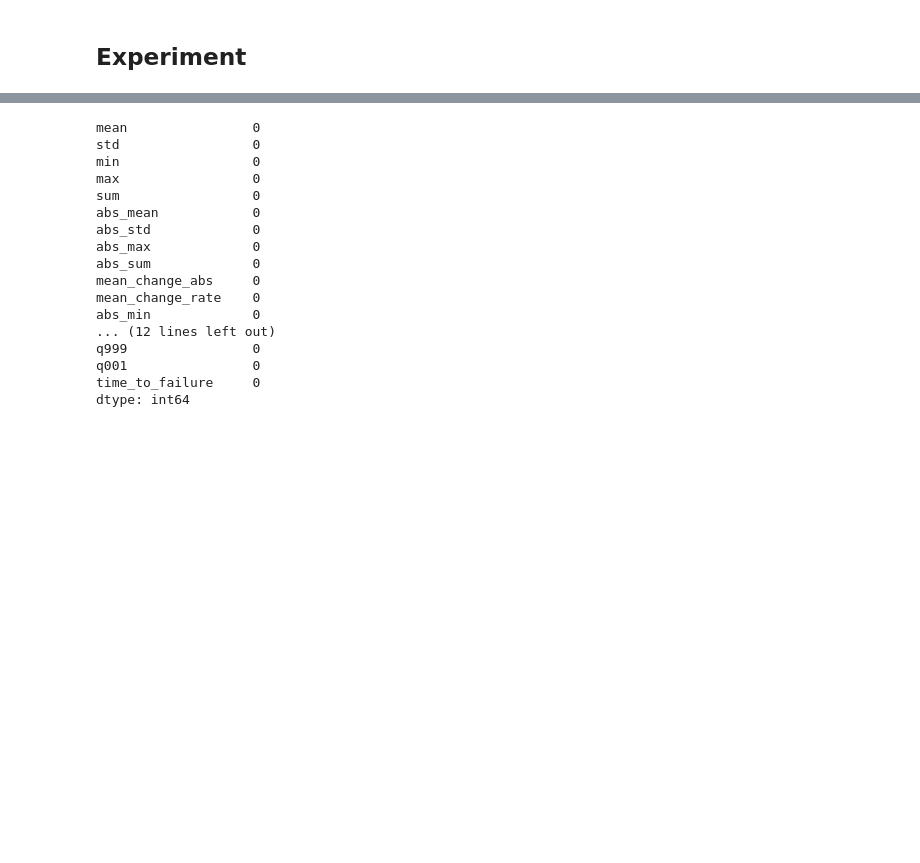
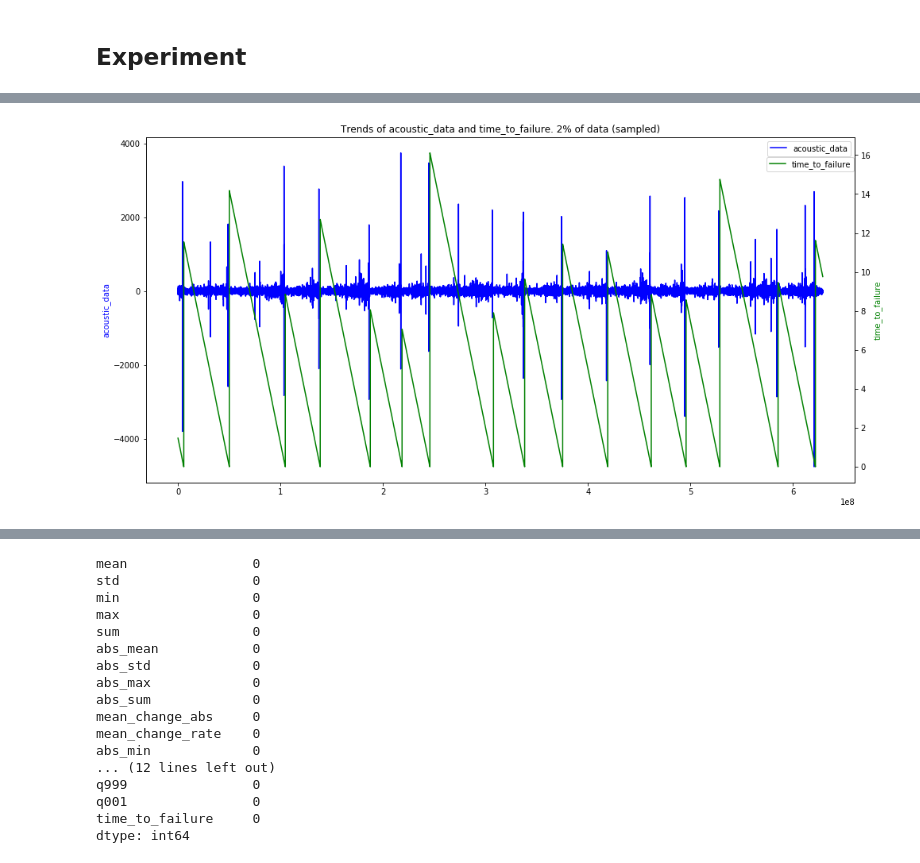
Before and after one commit to poornimajoshi/Earthquake-Predictions, a Jupyter notebook: quakes.ipynb, the cells around one changed output, grey strips where cells are left out. Saved outputs shown, nothing was run; the diff lists cells and outputs as text; code cells hidden in the pictures; blank space fills up the shorter version.

```diff
--- a/quakes.ipynb
+++ b/quakes.ipynb
@@ -88,0 +94,8 @@ from os.path import isfile
+# %%
+%%time
+df_train = pd.DataFrame(columns=['acoustic_data', 'time_to_failure'], dtype=np.float)
+
+for train in pd.read_csv('data/train.csv', chunksize=150000):
+    df_train = df_train.append(train[::50])
+#     np.append(train_acoustic_data_small, train['acoustic_data'].values[::50])
+#     np.append(train_time_to_failure_small, train['time_to_failure'].values[::50])
@@ -89,3 +105,16 @@ from os.path import isfile
+# %%
+fig, ax1 = plt.subplots(figsize=(16, 8))
+plt.title("Trends of acoustic_data and time_to_failure. 2% of data (sampled)")
+plt.plot(df_train['acoustic_data'], color='b')
+ax1.set_ylabel('acoustic_data', color='b')
+plt.legend(['acoustic_data'])
+ax2 = ax1.twinx()
+plt.plot(df_train['time_to_failure'], color='g')
+ax2.set_ylabel('time_to_failure', color='g')
+plt.legend(['time_to_failure'], loc=(0.875, 0.9))
+plt.grid(False)
+# %% [output]
+[figure, added]
 # %%
 # Pandas precision
 pd.set_option('display.precision', 9)
```
Also changed, not shown: parts of 4 cells of this notebook.
